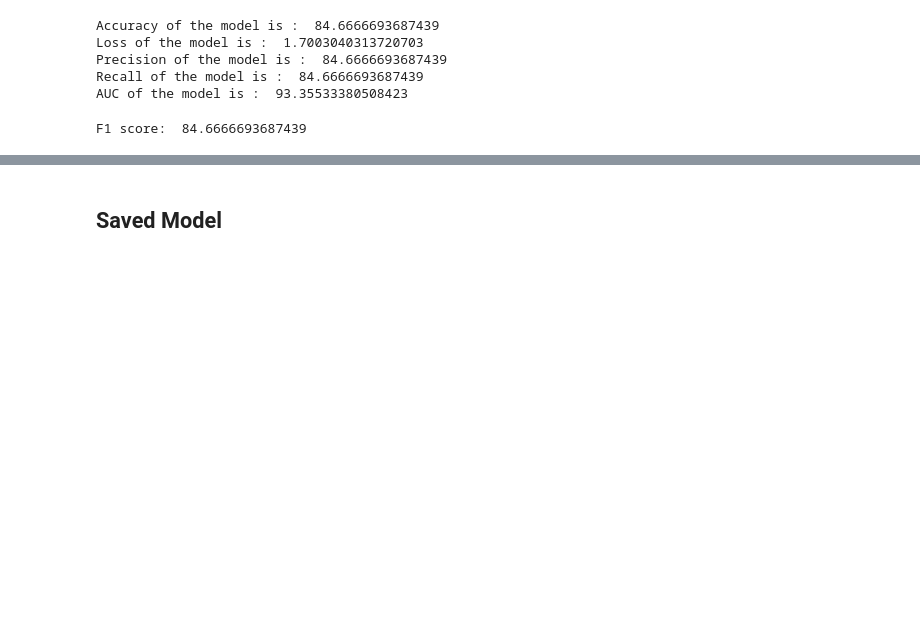
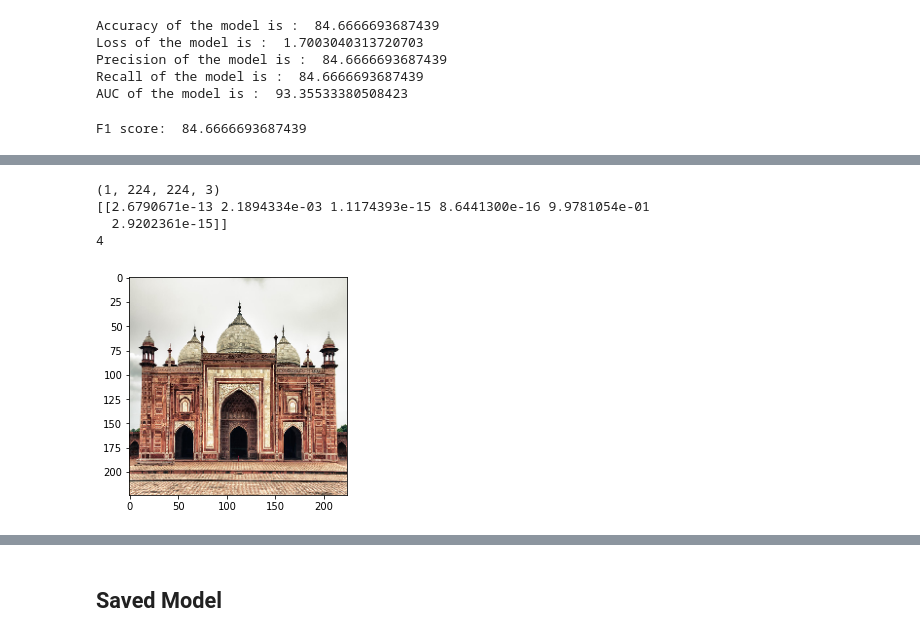
Before and after one commit to FaisalAhmedBijoy/Deep-CNN-Architecture-Implementation, a Jupyter notebook: Complex_New_Model_Architecture_Thesis_KUET.ipynb, the cells around one changed output, grey strips where cells are left out. Saved outputs shown, nothing was run; the diff lists cells and outputs as text; code cells hidden in the pictures; blank space fills up the shorter version.

```diff
--- a/Complex_New_Model_Architecture_Thesis_KUET.ipynb
+++ b/Complex_New_Model_Architecture_Thesis_KUET.ipynb
@@ -364,0 +387,18 @@ F1 score:  84.6666693687439
+# %%
+image_path='/content/drive/MyDrive/CSE 4000 Thesis/Dataset1500/Images/mosque35.png'
+random_image=image.load_img(image_path,target_size=(224,224))
+plt.imshow(random_image)
+random_image=image.img_to_array(random_image)
+test_image=random_image.reshape((1,)+random_image.shape)
+test_image=test_image/255.0
+print(test_image.shape)
+predicted_class=model.predict(test_image)
+print(predicted_class)
+#print('True classification')
+print(np.argmax(predicted_class))
+# %% [output]
+(1, 224, 224, 3)
+[[2.6790671e-13 2.1894334e-03 1.1174393e-15 8.6441300e-16 9.9781054e-01
+  2.9202361e-15]]
+4
+[figure, added]
```
Also changed, not shown: parts of 9 cells of this notebook.
